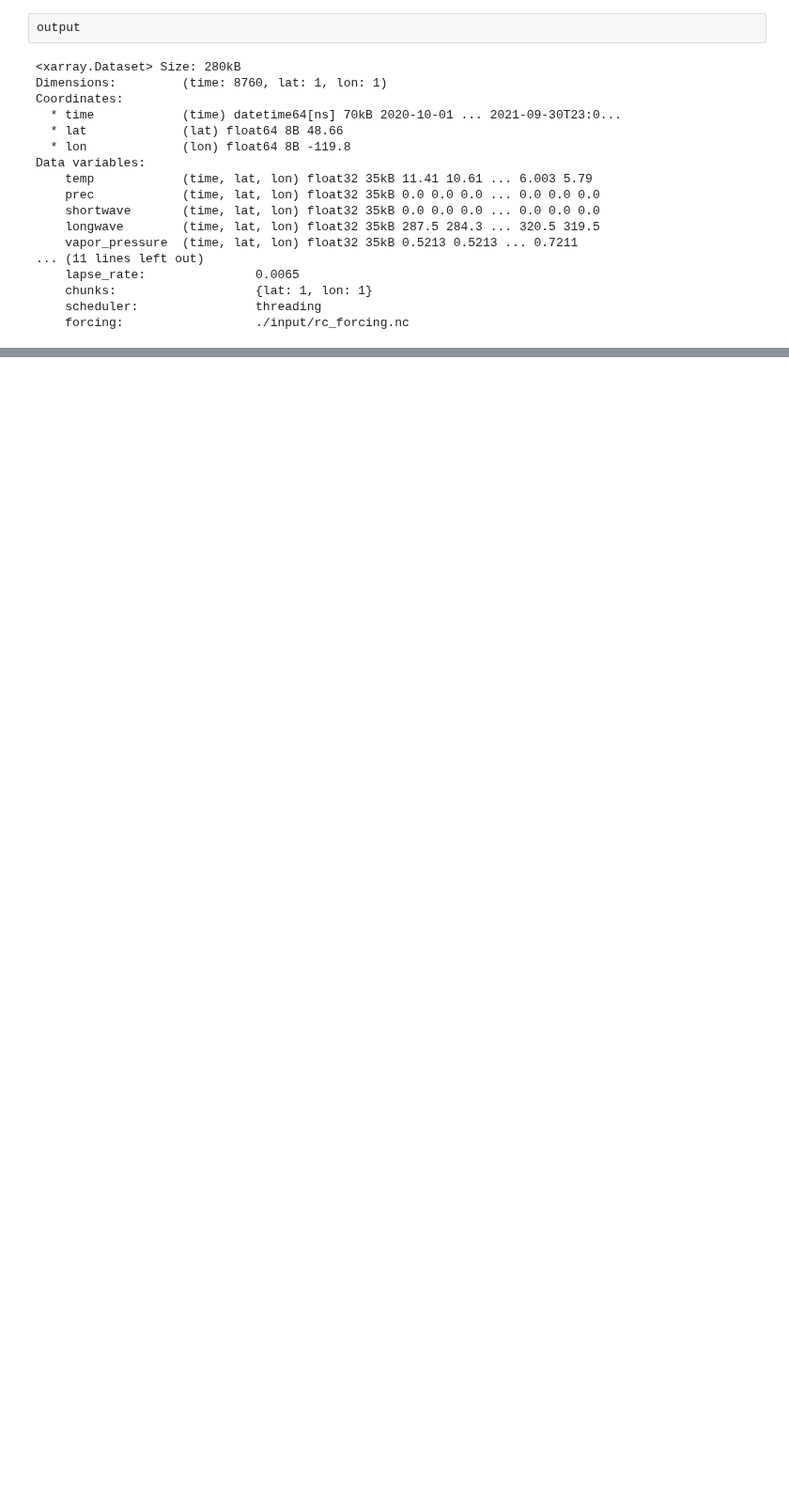
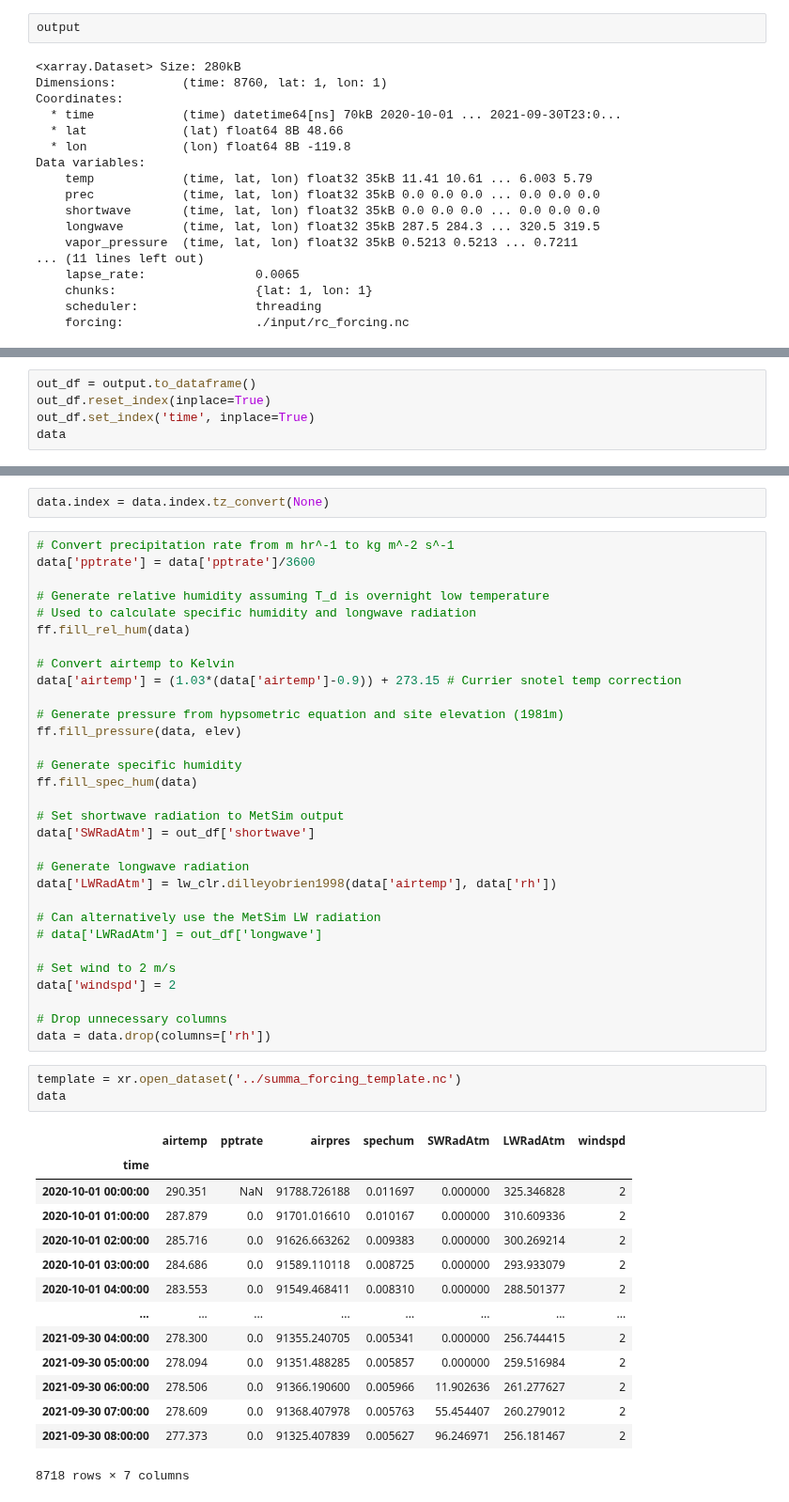
Before and after one commit to clinton-alden/summa, a Jupyter notebook: processing/methow/metloom_api_pull.ipynb, the cells around one changed output, grey strips where cells are left out. Shown at 94% size. Cells and saved outputs as stored; diff of their text form; blank space fills up the shorter version.

Commit message:
generated summa forcing with metloom

```diff
--- a/processing/methow/metloom_api_pull.ipynb
+++ b/processing/methow/metloom_api_pull.ipynb
@@ -251,0 +248,5 @@ output['shortwave'].plot()
+# %%
+out_df = output.to_dataframe()
+out_df.reset_index(inplace=True)
+out_df.set_index('time', inplace=True)
+data
@@ -251,0 +268,51 @@ output['shortwave'].plot()
+# %%
+data.index = data.index.tz_convert(None)
+# %%
+# Convert precipitation rate from m hr^-1 to kg m^-2 s^-1
+data['pptrate'] = data['pptrate']/3600
+
+# Generate relative humidity assuming T_d is overnight low temperature
+# Used to calculate specific humidity and longwave radiation
+ff.fill_rel_hum(data)
+
+# Convert airtemp to Kelvin
+data['airtemp'] = (1.03*(data['airtemp']-0.9)) + 273.15 # Currier snotel temp correction
+
+# Generate pressure from hypsometric equation and site elevation (1981m)
+ff.fill_pressure(data, elev)
+
+# Generate specific humidity
+ff.fill_spec_hum(data)
+
+# Set shortwave radiation to MetSim output
+data['SWRadAtm'] = out_df['shortwave']
+
+# Generate longwave radiation
+data['LWRadAtm'] = lw_clr.dilleyobrien1998(data['airtemp'], data['rh'])
+
+# Can alternatively use the MetSim LW radiation
+# data['LWRadAtm'] = out_df['longwave']
+
+# Set wind to 2 m/s
+data['windspd'] = 2
+
+# Drop unnecessary columns
+data = data.drop(columns=['rh'])
+# %%
+template = xr.open_dataset('../summa_forcing_template.nc')
+data
+# %% [output]
+|  | airtemp | pptrate | airpres | spechum | SWRadAtm | LWRadAtm | windspd |
+| time |  |  |  |  |  |  |  |
+| 2020-10-01 00:00:00 | 290.351 | NaN | 91788.726188 | 0.011697 | 0.000000 | 325.346828 | 2 |
+| 2020-10-01 01:00:00 | 287.879 | 0.0 | 91701.016610 | 0.010167 | 0.000000 | 310.609336 | 2 |
+| 2020-10-01 02:00:00 | 285.716 | 0.0 | 91626.663262 | 0.009383 | 0.000000 | 300.269214 | 2 |
+| 2020-10-01 03:00:00 | 284.686 | 0.0 | 91589.110118 | 0.008725 | 0.000000 | 293.933079 | 2 |
+| 2020-10-01 04:00:00 | 283.553 | 0.0 | 91549.468411 | 0.008310 | 0.000000 | 288.501377 | 2 |
+| ... | ... | ... | ... | ... | ... | ... | ... |
+| 2021-09-30 04:00:00 | 278.300 | 0.0 | 91355.240705 | 0.005341 | 0.000000 | 256.744415 | 2 |
+| 2021-09-30 05:00:00 | 278.094 | 0.0 | 91351.488285 | 0.005857 | 0.000000 | 259.516984 | 2 |
+| 2021-09-30 06:00:00 | 278.506 | 0.0 | 91366.190600 | 0.005966 | 11.902636 | 261.277627 | 2 |
+| 2021-09-30 07:00:00 | 278.609 | 0.0 | 91368.407978 | 0.005763 | 55.454407 | 260.279012 | 2 |
+| 2021-09-30 08:00:00 | 277.373 | 0.0 | 91325.407839 | 0.005627 | 96.246971 | 256.181467 | 2 |
+8718 rows × 7 columns
```
Also changed, not shown: parts of 15 cells of this notebook.
